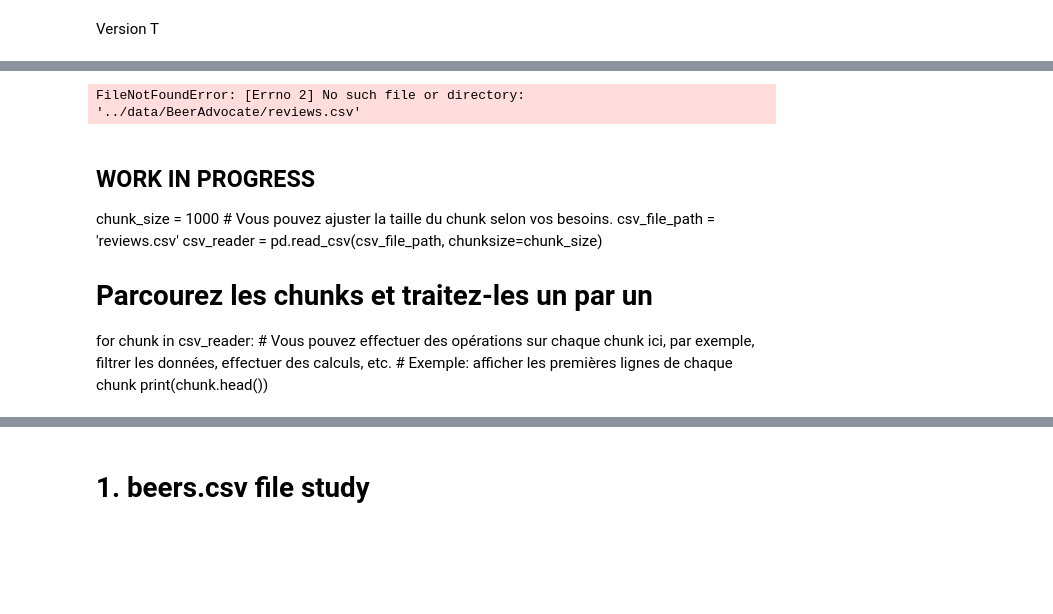
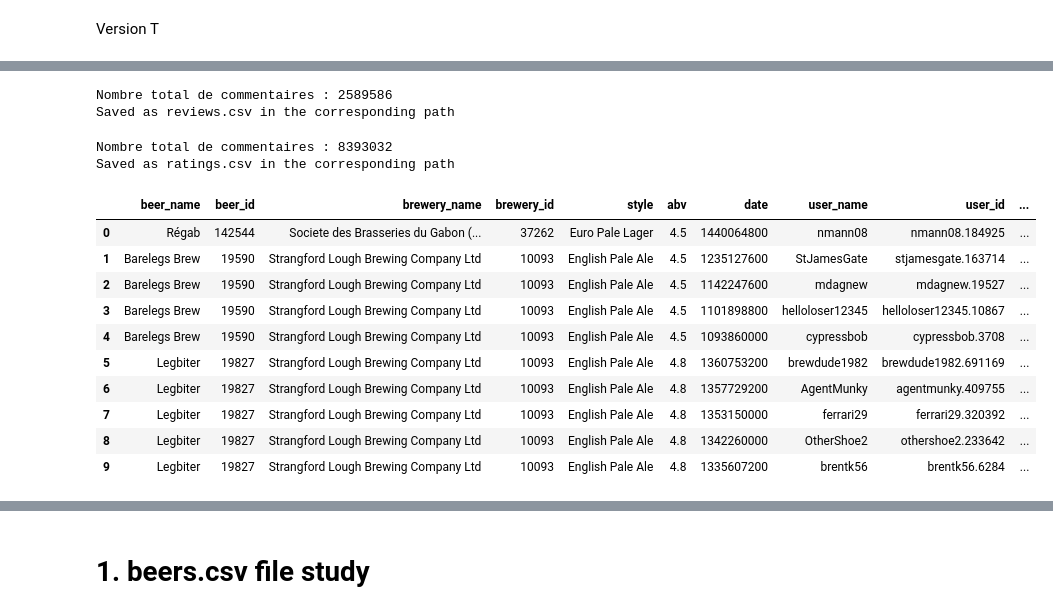
Before and after one commit to epfl-ada/ada-2023-project-dondada, a Jupyter notebook: MilestoneP2.ipynb, the cells around one changed output, grey strips where cells are left out. Drawn from its saved outputs; the diff is of its cells as text; code cells hidden in the pictures; blank space fills up the shorter version.

Commit message:
Csv beeradvocate + example retrieve data w chunks

```diff
--- a/MilestoneP2.ipynb
+++ b/MilestoneP2.ipynb
@@ -94,19 +92,26 @@ FileNotFoundError: [Errno 2] No such file or directory: '../data/BeerAdvocate/re
+# %%
+# Give the path_ ba, rb, mbd and the name of the file without the type.
+txt_to_csv(path_ba,"reviews")
+# %% [output]
+Nombre total de commentaires : 2589586
+Saved as reviews.csv in the corresponding path
+# %%
+txt_to_csv(path_ba,"ratings")
+# %% [output]
+Nombre total de commentaires : 8393032
+Saved as ratings.csv in the corresponding path
 # %%
-csv_file_path = '../data/BeerAdvocate/reviews.csv'
-csv_head = pd.read_csv(csv_file_path, nrows=100)
-csv_head.head(10)
+reviews = pd.read_csv(f"{path_ba}/reviews.csv", nrows=100)
+reviews.head(10)
 # %% [output]
-FileNotFoundError: [Errno 2] No such file or directory: '../data/BeerAdvocate/reviews.csv'
+|  | beer_name | beer_id | brewery_name | brewery_id | style | abv | date | user_name | user_id | ... |
+| 0 | Régab | 142544 | Societe des Brasseries du Gabon (... | 37262 | Euro Pale Lager | 4.5 | 1440064800 | nmann08 | nmann08.184925 | ... |
+| 1 | Barelegs Brew | 19590 | Strangford Lough Brewing Company Ltd | 10093 | English Pale Ale | 4.5 | 1235127600 | StJamesGate | stjamesgate.163714 | ... |
+| 2 | Barelegs Brew | 19590 | Strangford Lough Brewing Company Ltd | 10093 | English Pale Ale | 4.5 | 1142247600 | mdagnew | mdagnew.19527 | ... |
+| 3 | Barelegs Brew | 19590 | Strangford Lough Brewing Company Ltd | 10093 | English Pale Ale | 4.5 | 1101898800 | helloloser12345 | helloloser12345.10867 | ... |
+| 4 | Barelegs Brew | 19590 | Strangford Lough Brewing Company Ltd | 10093 | English Pale Ale | 4.5 | 1093860000 | cypressbob | cypressbob.3708 | ... |
+| 5 | Legbiter | 19827 | Strangford Lough Brewing Company Ltd | 10093 | English Pale Ale | 4.8 | 1360753200 | brewdude1982 | brewdude1982.691169 | ... |
+| 6 | Legbiter | 19827 | Strangford Lough Brewing Company Ltd | 10093 | English Pale Ale | 4.8 | 1357729200 | AgentMunky | agentmunky.409755 | ... |
+| 7 | Legbiter | 19827 | Strangford Lough Brewing Company Ltd | 10093 | English Pale Ale | 4.8 | 1353150000 | ferrari29 | ferrari29.320392 | ... |
+| 8 | Legbiter | 19827 | Strangford Lough Brewing Company Ltd | 10093 | English Pale Ale | 4.8 | 1342260000 | OtherShoe2 | othershoe2.233642 | ... |
+| 9 | Legbiter | 19827 | Strangford Lough Brewing Company Ltd | 10093 | English Pale Ale | 4.8 | 1335607200 | brentk56 | brentk56.6284 | ... |
-# %% [markdown]
-## WORK IN PROGRESS
-
-
-chunk_size = 1000  # Vous pouvez ajuster la taille du chunk selon vos besoins.
-csv_file_path = 'reviews.csv'
-csv_reader = pd.read_csv(csv_file_path, chunksize=chunk_size)
-
-# Parcourez les chunks et traitez-les un par un
-for chunk in csv_reader:
-    # Vous pouvez effectuer des opérations sur chaque chunk ici, par exemple, filtrer les données, effectuer des calculs, etc.
-    # Exemple: afficher les premières lignes de chaque chunk
-    print(chunk.head())
```
Also changed, not shown: parts of 7 cells of this notebook.
